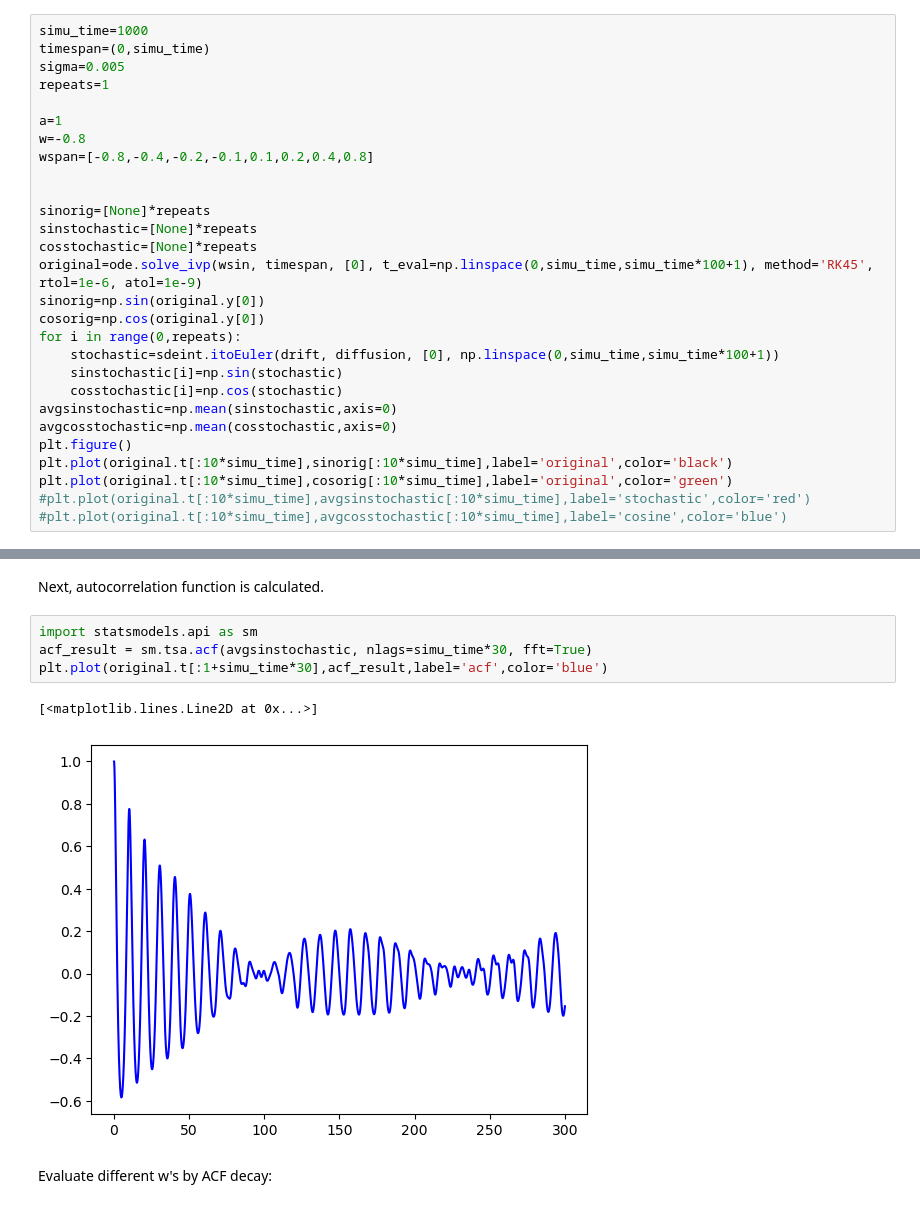
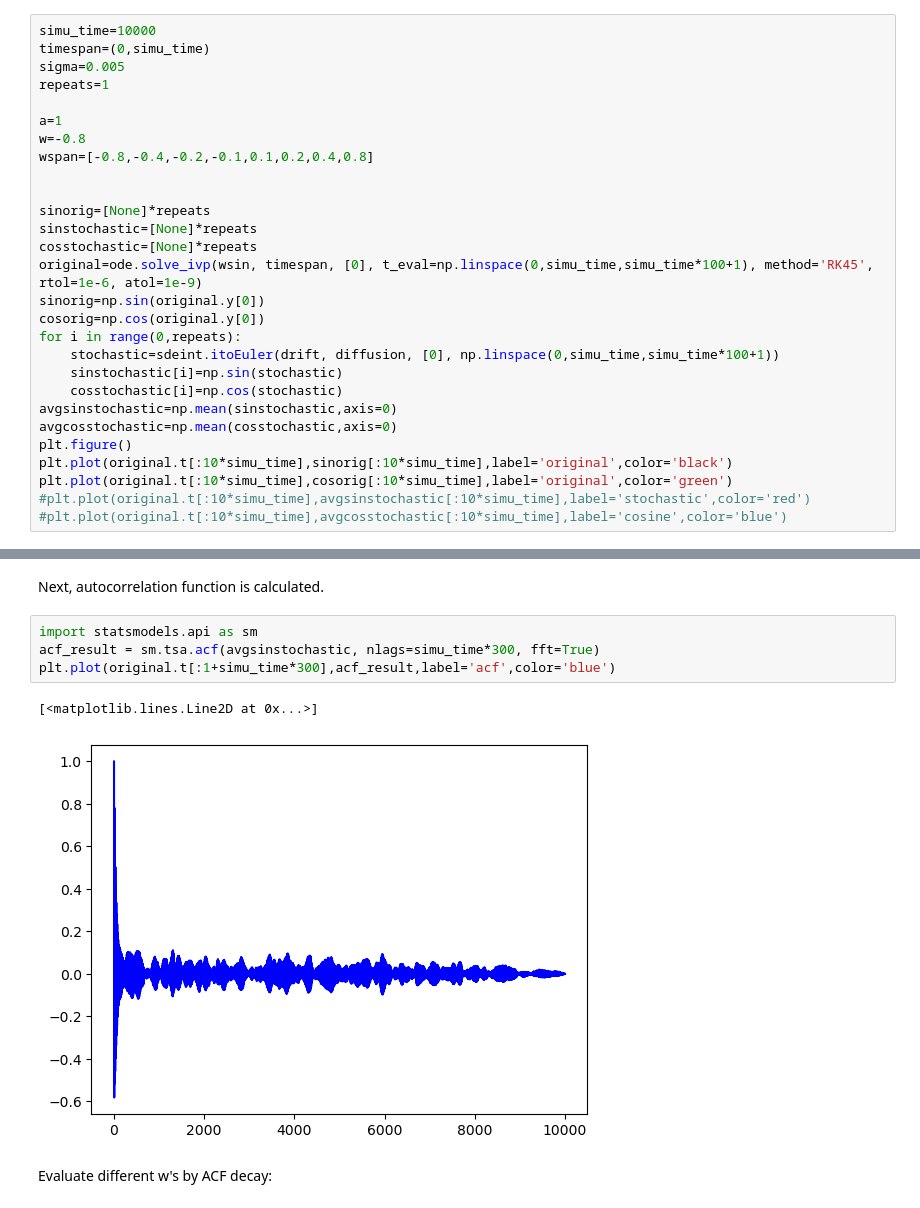
Before and after one commit to Macintosh-Yufei-Zhao/siderophore-game, a Jupyter notebook: w-asintheta.ipynb, the cells around one changed output, grey strips where cells are left out. Drawn from its saved outputs; the diff is of its cells as text.

```diff
--- a/w-asintheta.ipynb
+++ b/w-asintheta.ipynb
@@ -33,5 +48,5 @@ def diffusion(x,t):
 # %%
-simu_time=1000
+simu_time=10000
 timespan=(0,simu_time)
 sigma=0.005
 repeats=1
@@ -65,11 +80,11 @@ plt.plot(original.t[:10*simu_time],cosorig[:10*simu_time],label='original',color
 Next, autocorrelation function is calculated.
 # %%
 import statsmodels.api as sm
-acf_result = sm.tsa.acf(avgsinstochastic, nlags=simu_time*30, fft=True)
-plt.plot(original.t[:1+simu_time*30],acf_result,label='acf',color='blue')
+acf_result = sm.tsa.acf(avgsinstochastic, nlags=simu_time*300, fft=True)
+plt.plot(original.t[:1+simu_time*300],acf_result,label='acf',color='blue')
 # %% [output]
 [<matplotlib.lines.Line2D at 0x...>]
-[figure, old version]
+[figure, new version]
 # %% [markdown]
 Evaluate different w's by ACF decay:
 # %%
```
Also changed, not shown: parts of 4 cells of this notebook, 8 other files.
